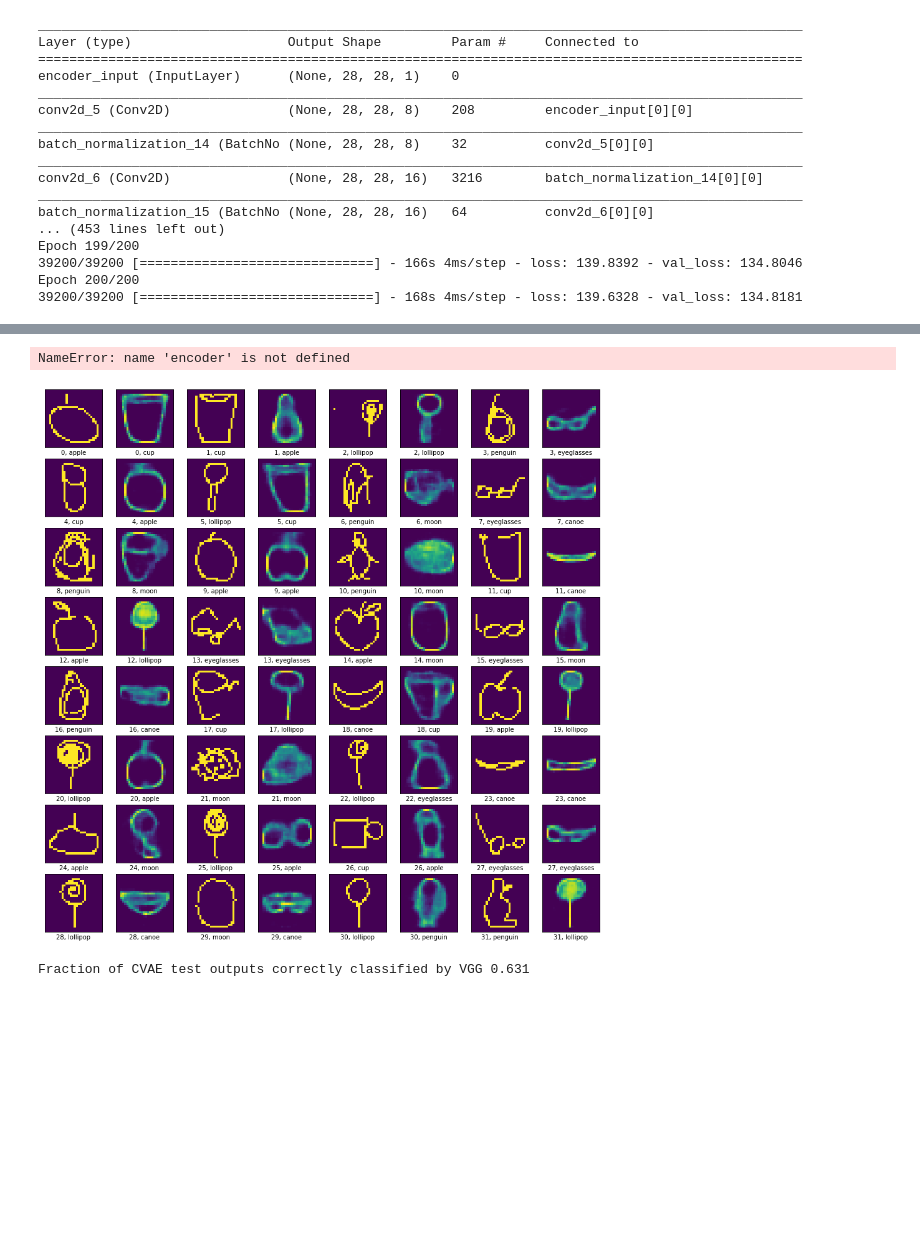
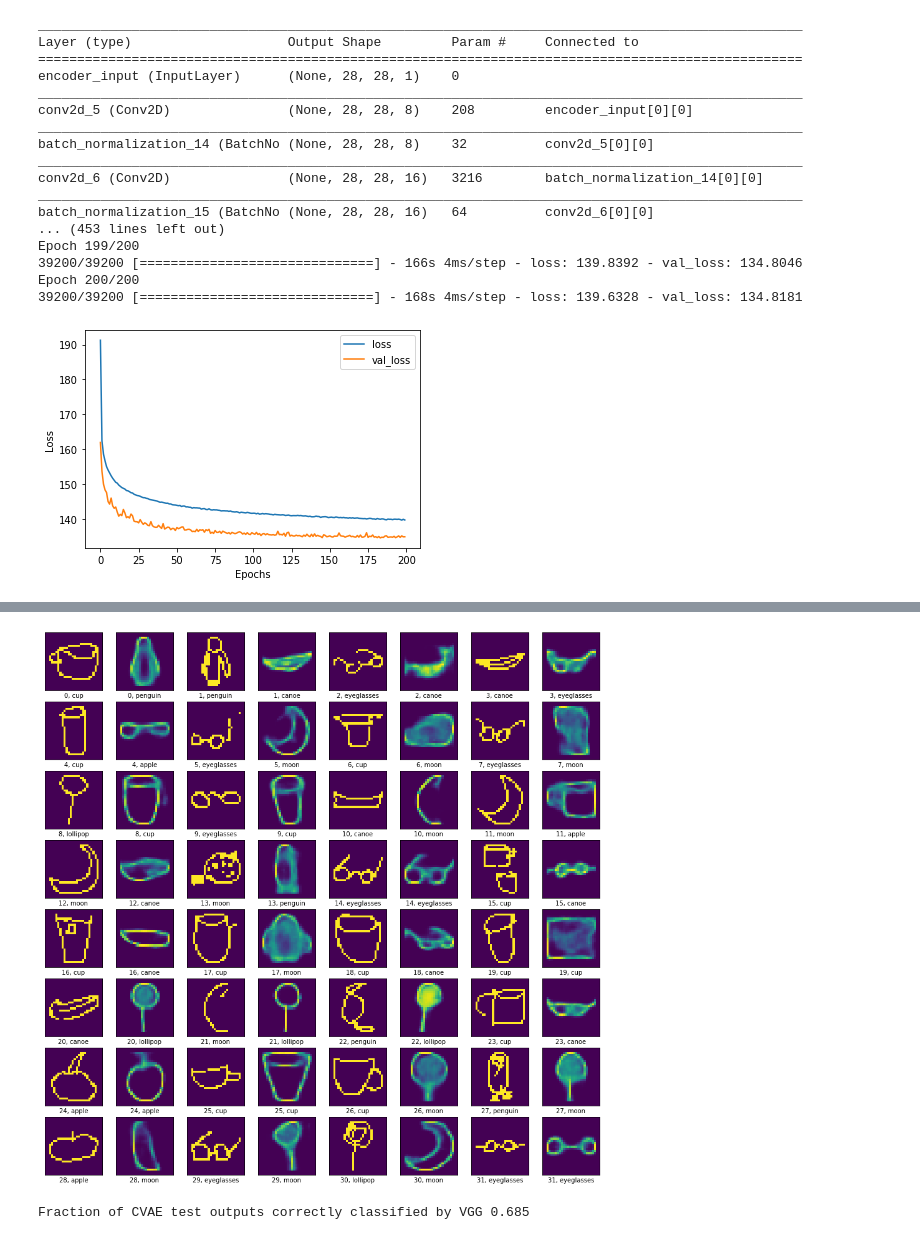
Before and after one commit to mburhanpurkar/neuro_140, a Jupyter notebook: Quick, Draw! CVAE with Visualization.ipynb, the cells around one changed output, grey strips where cells are left out. Drawn from its saved outputs; the diff is of its cells as text; code cells hidden in the pictures; blank space fills up the shorter version.

```diff
--- a/Quick, Draw! CVAE with Visualization.ipynb
+++ b/Quick, Draw! CVAE with Visualization.ipynb
@@ -119,6 +119,15 @@ Epoch 199/200
 39200/39200 [==============================] - 166s 4ms/step - loss: 139.8392 - val_loss: 134.8046
 Epoch 200/200
 39200/39200 [==============================] - 168s 4ms/step - loss: 139.6328 - val_loss: 134.8181
+# %%
+plt.plot(history.history['loss'], label='loss')
+plt.plot(history.history['val_loss'], label='val_loss')
+plt.xlabel("Epochs")
+plt.ylabel("Loss")
+plt.legend()
+plt.show()
+# %% [output]
+[figure, added]
 # %%
 def viz_latent_space(encoder, data, ndim):
     assert(ndim == 2 or ndim == 3)
@@ -181,8 +157,4 @@ viz_latent_space(encoder, data, 2)
 # %% [output]
 [interactive output not drawn]
 [interactive output not drawn]
-# %%
-viz_decoded(encoder, decoder, data)
-# %% [output]
-NameError: name 'encoder' is not defined
 # %%
@@ -301,10 +277,10 @@ input_train, target_train, _, _, input_test, target_test = load_data.load_for_cn
                                                                                   dim_new=None,
                                                                                   binary=True)
 
-tester = CVAE_tester('cvae_1/vae', (input_test, target_test), 'saved_models/VGG_model')
+tester = CVAE_tester('cvae_816_new/vae', (input_test, target_test), 'saved_models/VGG_model')
 tester.gen_array(8)
 
 tester.test_model()
 # %% [output]
-[figure, old version]
+[figure, new version]
-Fraction of CVAE test outputs correctly classified by VGG 0.631
+Fraction of CVAE test outputs correctly classified by VGG 0.685
```
Also changed, not shown: parts of 21 cells of this notebook, 29 other files.
